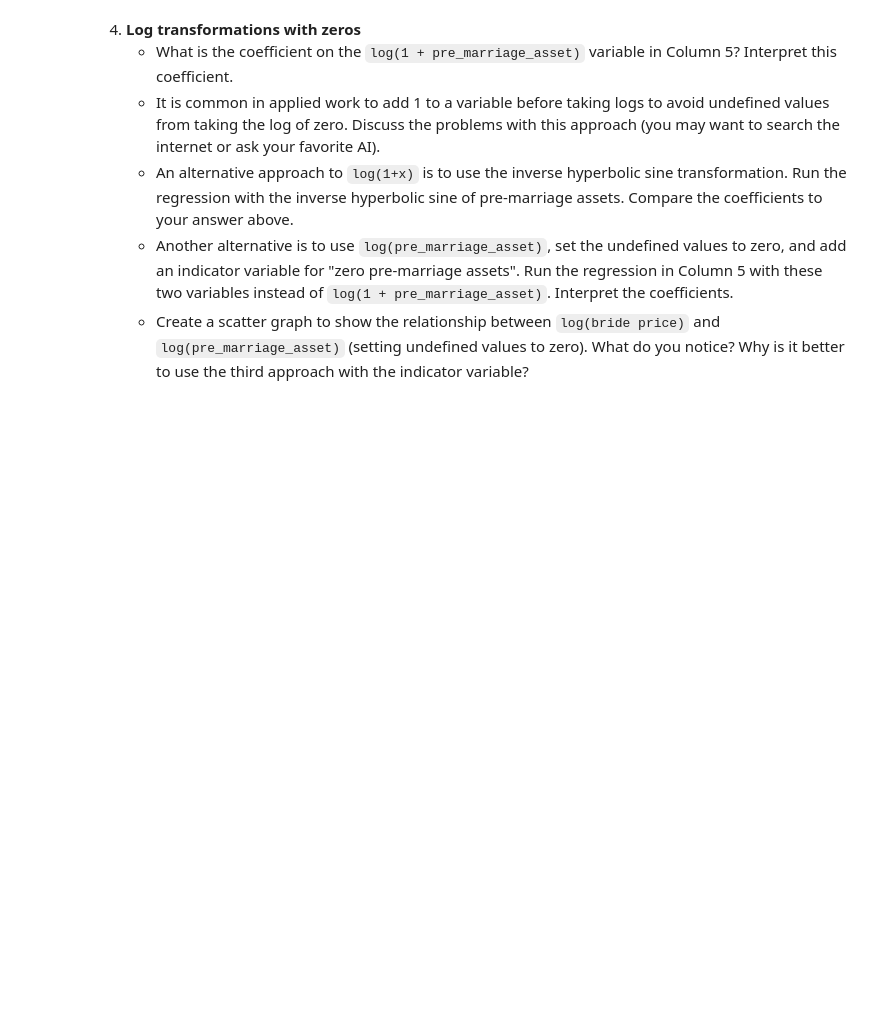
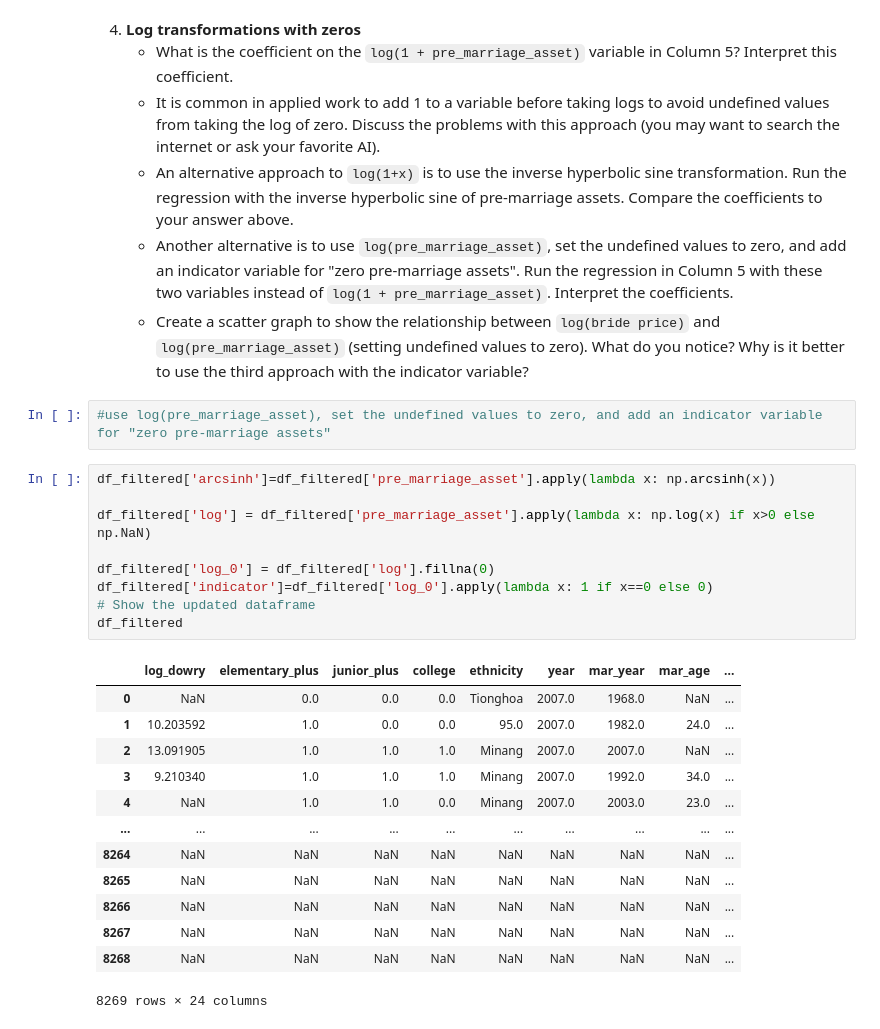
Before and after one commit to cramirezda/micro, a Jupyter notebook: Copia_de_Assignment_4_questions.ipynb, the cells around one changed output. Cells and saved outputs as stored; diff of their text form; blank space fills up the shorter version.

```diff
--- a/Copia_de_Assignment_4_questions.ipynb
+++ b/Copia_de_Assignment_4_questions.ipynb
@@ -437,3 +454,28 @@ AssertionError: custom_model_stats values must lists
    - An alternative approach to `log(1+x)` is to use the inverse hyperbolic sine transformation. Run the regression with the inverse hyperbolic sine of pre-marriage assets. Compare the coefficients to your answer above.
    - Another alternative is to use `log(pre_marriage_asset)`, set the undefined values to zero, and add an indicator variable for "zero pre-marriage assets". Run the regression in Column 5 with these two variables instead of `log(1 + pre_marriage_asset)`. Interpret the coefficients.
    - Create a scatter graph to show the relationship between `log(bride price)` and `log(pre_marriage_asset)` (setting undefined values to zero). What do you notice? Why is it better to use the third approach with the indicator variable?
+# %%
+#use log(pre_marriage_asset), set the undefined values to zero, and add an indicator variable for "zero pre-marriage assets"
+# %%
+df_filtered['arcsinh']=df_filtered['pre_marriage_asset'].apply(lambda x: np.arcsinh(x))
+
+df_filtered['log'] = df_filtered['pre_marriage_asset'].apply(lambda x: np.log(x) if x>0 else np.NaN)
+
+df_filtered['log_0'] = df_filtered['log'].fillna(0)
+df_filtered['indicator']=df_filtered['log_0'].apply(lambda x: 1 if x==0 else 0)
+# Show the updated dataframe
+df_filtered
+# %% [output]
+|  | log_dowry | elementary_plus | junior_plus | college | ethnicity | year | mar_year | mar_age | ... |
+| 0 | NaN | 0.0 | 0.0 | 0.0 | Tionghoa | 2007.0 | 1968.0 | NaN | ... |
+| 1 | 10.203592 | 1.0 | 0.0 | 0.0 | 95.0 | 2007.0 | 1982.0 | 24.0 | ... |
+| 2 | 13.091905 | 1.0 | 1.0 | 1.0 | Minang | 2007.0 | 2007.0 | NaN | ... |
+| 3 | 9.210340 | 1.0 | 1.0 | 1.0 | Minang | 2007.0 | 1992.0 | 34.0 | ... |
+| 4 | NaN | 1.0 | 1.0 | 0.0 | Minang | 2007.0 | 2003.0 | 23.0 | ... |
+| ... | ... | ... | ... | ... | ... | ... | ... | ... | ... |
+| 8264 | NaN | NaN | NaN | NaN | NaN | NaN | NaN | NaN | ... |
+| 8265 | NaN | NaN | NaN | NaN | NaN | NaN | NaN | NaN | ... |
+| 8266 | NaN | NaN | NaN | NaN | NaN | NaN | NaN | NaN | ... |
+| 8267 | NaN | NaN | NaN | NaN | NaN | NaN | NaN | NaN | ... |
+| 8268 | NaN | NaN | NaN | NaN | NaN | NaN | NaN | NaN | ... |
+8269 rows × 24 columns
```
Also changed, not shown: parts of 7 cells of this notebook.
